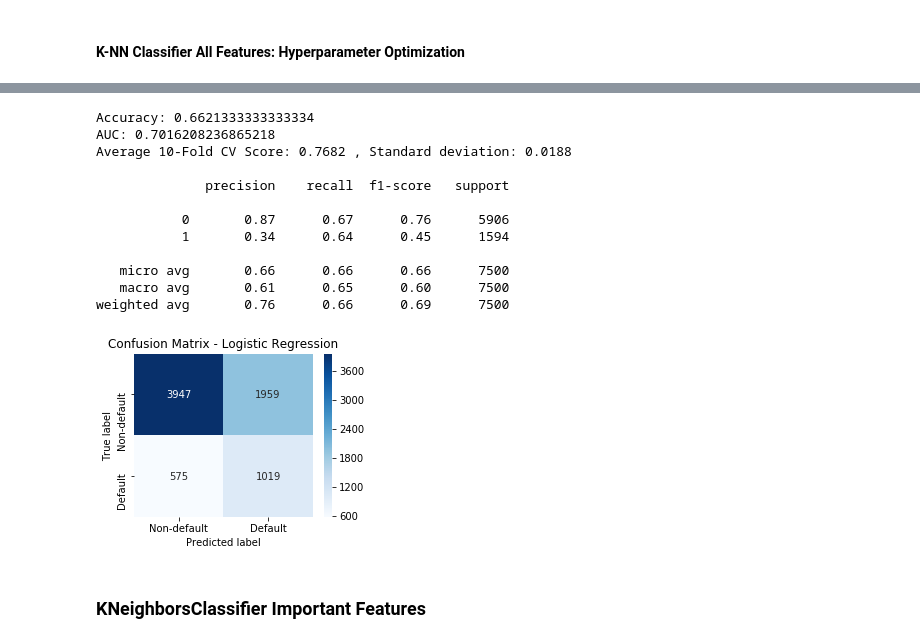
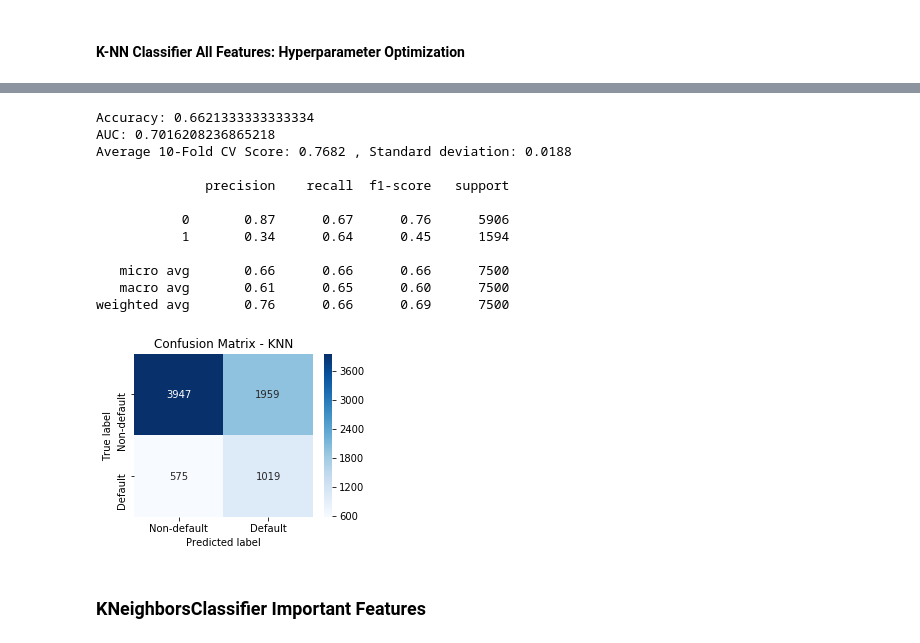
Before and after one commit to BA545-SP2019/2019-competition2-data-miner-league, a Jupyter notebook: Final Competition 2.ipynb, the cells around one changed output, grey strips where cells are left out. Cells and saved outputs as stored; diff of their text form; code cells hidden in the pictures.

```diff
--- a/Final Competition 2.ipynb
+++ b/Final Competition 2.ipynb
@@ -1064,35 +1069,35 @@ cv_scores =cross_val_score(K_NN, X_resample, y_resample, cv=10, scoring=scoring)
 
 # Print the 10-fold cross-validation scores
 print("Average 10-Fold CV Score: {}".format(round(np.mean(cv_scores),4)),
       ", Standard deviation: {}".format(round(np.std(cv_scores),4)))
 
 print()
 print(classification_report(y_test, y_pred))
 print()
 
 # Plot Confusion Matrix
 plt.figure(figsize=(4,3))
 ConfMatrix = confusion_matrix(y_test,K_NN.predict(X_test))
 sns.heatmap(ConfMatrix,annot=True, cmap="Blues", fmt="d",
             xticklabels = ['Non-default', 'Default'],
             yticklabels = ['Non-default', 'Default'])
 plt.ylabel('True label')
 plt.xlabel('Predicted label')
-plt.title("Confusion Matrix - Logistic Regression");
+plt.title("Confusion Matrix - KNN");
 # %% [output]
 Accuracy: 0.6621333333333334
 AUC: 0.7016208236865218
 Average 10-Fold CV Score: 0.7682 , Standard deviation: 0.0188
 
               precision    recall  f1-score   support
 
            0       0.87      0.67      0.76      5906
            1       0.34      0.64      0.45      1594
 
    micro avg       0.66      0.66      0.66      7500
    macro avg       0.61      0.65      0.60      7500
 weighted avg       0.76      0.66      0.69      7500
-[figure, old version]
+[figure, new version]
 # %% [markdown]
 ### KNeighborsClassifier Important Features
 # %%
```
Also changed, not shown: parts of 22 cells of this notebook, 4 other files.
